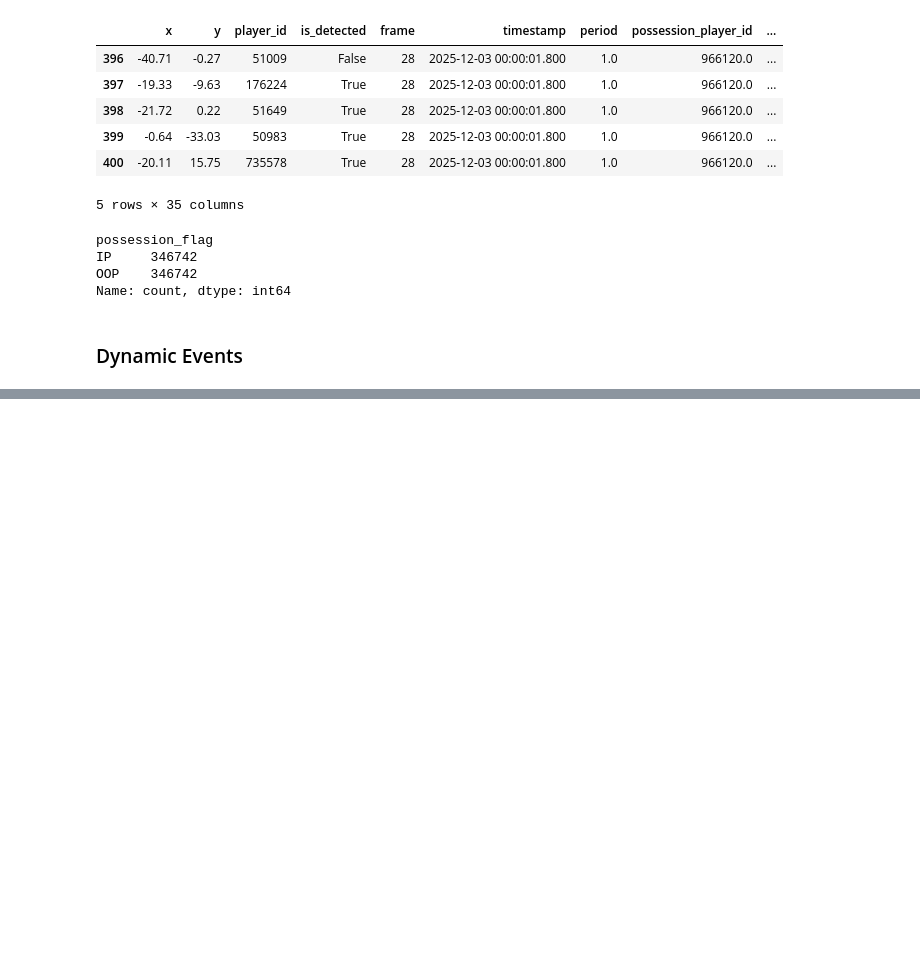
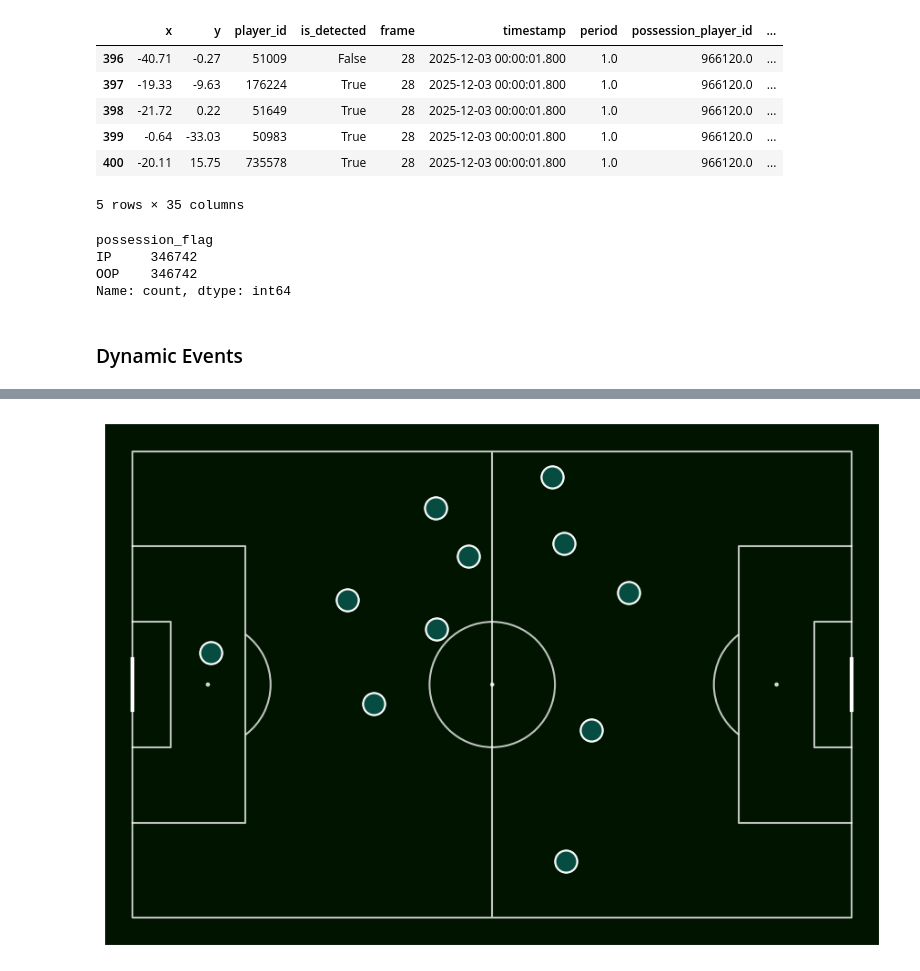
Before and after one commit to tahmeed14/footy_tracking_analysis, a Jupyter notebook: eda.ipynb, the cells around one changed output, grey strips where cells are left out. Saved outputs shown, nothing was run; the diff lists cells and outputs as text; code cells hidden in the pictures; blank space fills up the shorter version.

```diff
--- a/eda.ipynb
+++ b/eda.ipynb
@@ -376,0 +425,9 @@ de_match = pd.read_csv(f"https://raw.githubusercontent.com/SkillCorner/opendata/
+# %%
+
+synced = specific_event.merge(
+    enriched_tracking_data,
+    left_on=["frame_end"],
+    right_on="frame",
+    suffixes=("_event", "_tracking"),
+)
+synced
@@ -376,0 +453,8 @@ de_match = pd.read_csv(f"https://raw.githubusercontent.com/SkillCorner/opendata/
+# %%
+
+synced["runner"] = synced.player_id_event == synced.player_id_tracking
+synced["ball_carrier"] = synced.player_in_possession_id == synced.player_id_tracking
+synced["tip"] = synced.team_id_event == synced.team_id_tracking # team in posession
+
+with pd.option_context('display.max_rows', 5, 'display.max_columns', None):
+    display(synced.loc[synced["ball_carrier"],:])
@@ -378,0 +478,18 @@ de_match
+# %%
+size = 300
+possession_team = synced[synced.tip == True]
+ax.scatter(
+    possession_team["x"],
+    possession_team["y"],
+    c="#084D42",
+    alpha=0.95,
+    s=size,
+    edgecolors="white",
+    linewidths=1.5,
+    zorder=10,
+    label="team",
+)
+
+fig
+# %% [output]
+[figure, added]
```
Also changed, not shown: parts of 28 cells of this notebook, 1 other file.
